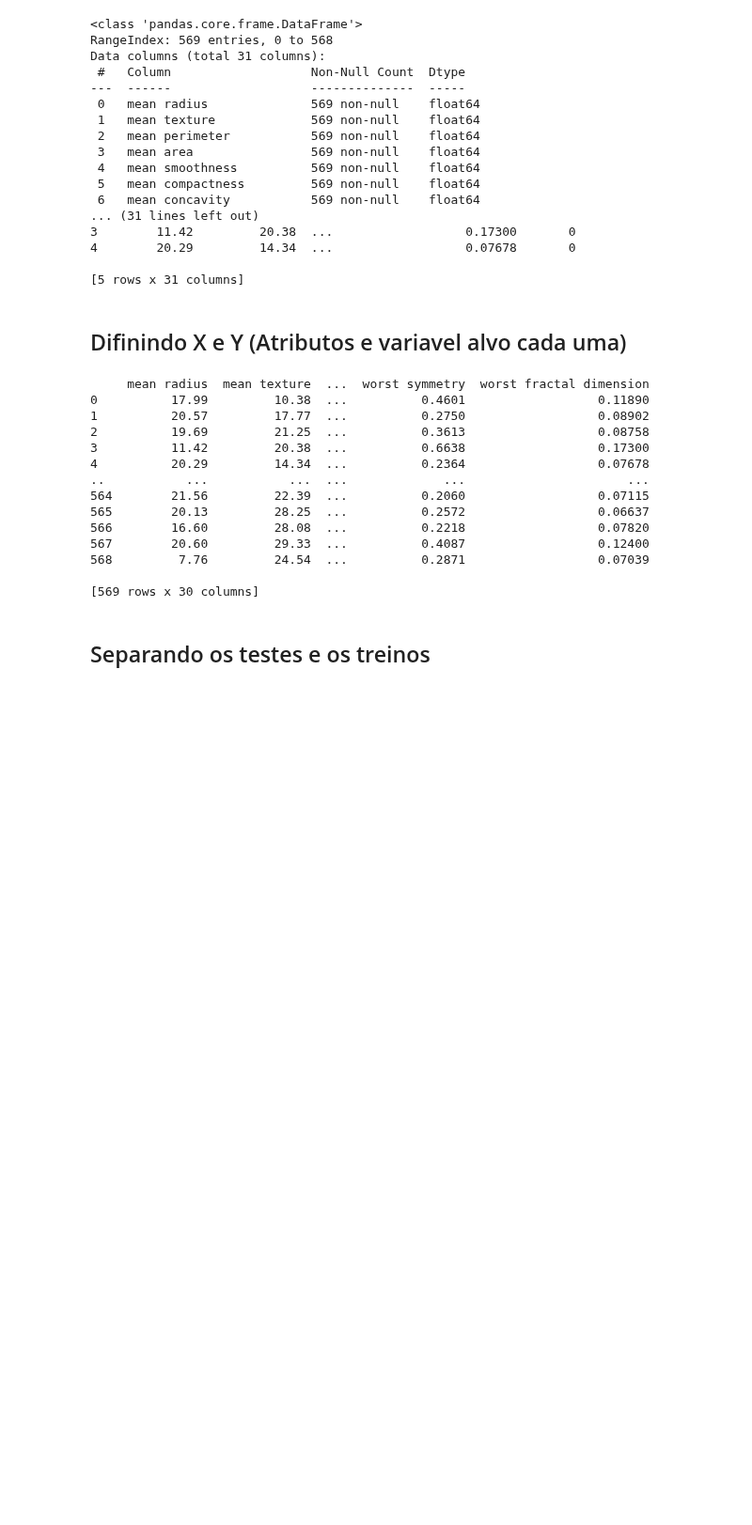
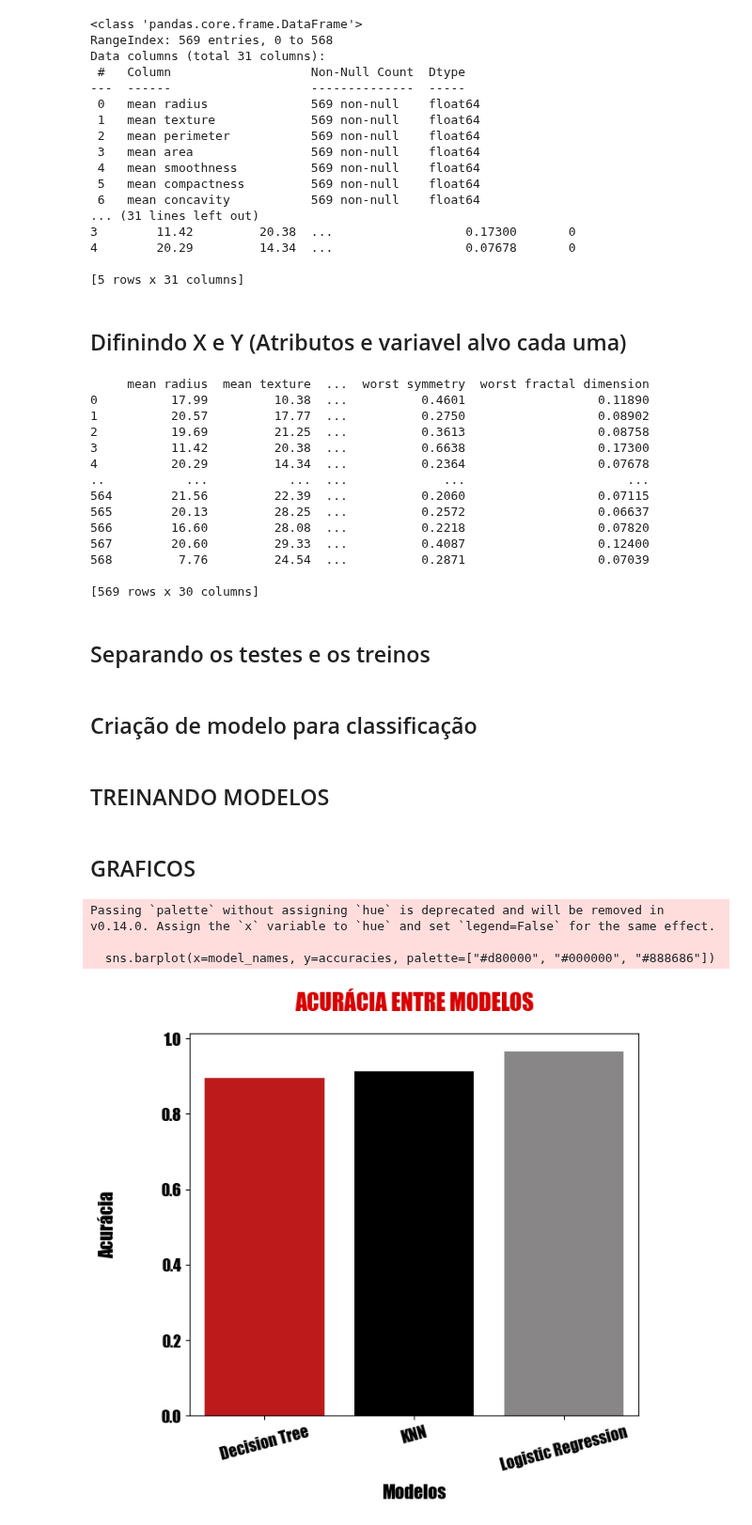
Before and after one commit to moreirayurieada/Notebook, a Jupyter notebook: exercicio.ipynb, the cells around one changed output. Shown at 94% size. Saved outputs shown, nothing was run; the diff lists cells and outputs as text; code cells hidden in the pictures; blank space fills up the shorter version.

Commit message:
Terceir Commit Atividade de Inteligencia Artificial, treinei o modelo, criei os graficos etc

```diff
--- a/exercicio.ipynb
+++ b/exercicio.ipynb
@@ -58,3 +58,18 @@ X_train, X_test, Y_train, Y_test = train_test_split (X, Y, test_size= 0.2, rando
 
 print(X_train.shape)
 print(X_test.shape)
+# %% [markdown]
+## Criação de modelo para classificação
+# %%
+from sklearn.tree import DecisionTreeClassifier
+from sklearn.neighbors import KNeighborsClassifier
+from sklearn.linear_model import LogisticRegression
+
+
+modelos = {
+    "Decision Tree": DecisionTreeClassifier(),
+    "KNN": KNeighborsClassifier(),
+    "Logistic Regression": LogisticRegression(max_iter=10000)
+}
+# %% [markdown]
+## TREINANDO MODELOS
@@ -60,0 +100,30 @@ print(X_test.shape)
+# %% [markdown]
+## GRAFICOS
+# %%
+import seaborn as sns
+import matplotlib.pyplot as plt
+
+
+plt.rcParams["font.family"] = "Impact"
+
+model_names = list(resultados.keys())
+accuracies = [resultados[name]['Acurácia'] for name in model_names]
+
+plt.figure(figsize=(7,6))
+sns.barplot(x=model_names, y=accuracies, palette=["#d80000", "#000000", "#888686"])
+
+plt.title('ACURÁCIA ENTRE MODELOS',
+          fontsize=20, fontweight='bold', color="#d80000", pad=20)
+
+plt.xlabel('Modelos', fontsize=16, fontweight='bold', color="#000000", labelpad=10)
+plt.ylabel('Acurácia', fontsize=16, fontweight='bold', color="#000000", labelpad=40)
+
+plt.xticks(rotation=15, fontsize=14, fontweight='bold', color="#000000")
+plt.yticks(fontsize=14, color="#000000")
+
+plt.show()
+# %% [output]
+Passing `palette` without assigning `hue` is deprecated and will be removed in v0.14.0. Assign the `x` variable to `hue` and set `legend=False` for the same effect.
+
+  sns.barplot(x=model_names, y=accuracies, palette=["#d80000", "#000000", "#888686"])
+[figure, added]
```
Also changed, not shown: parts of 1 cell of this notebook.
